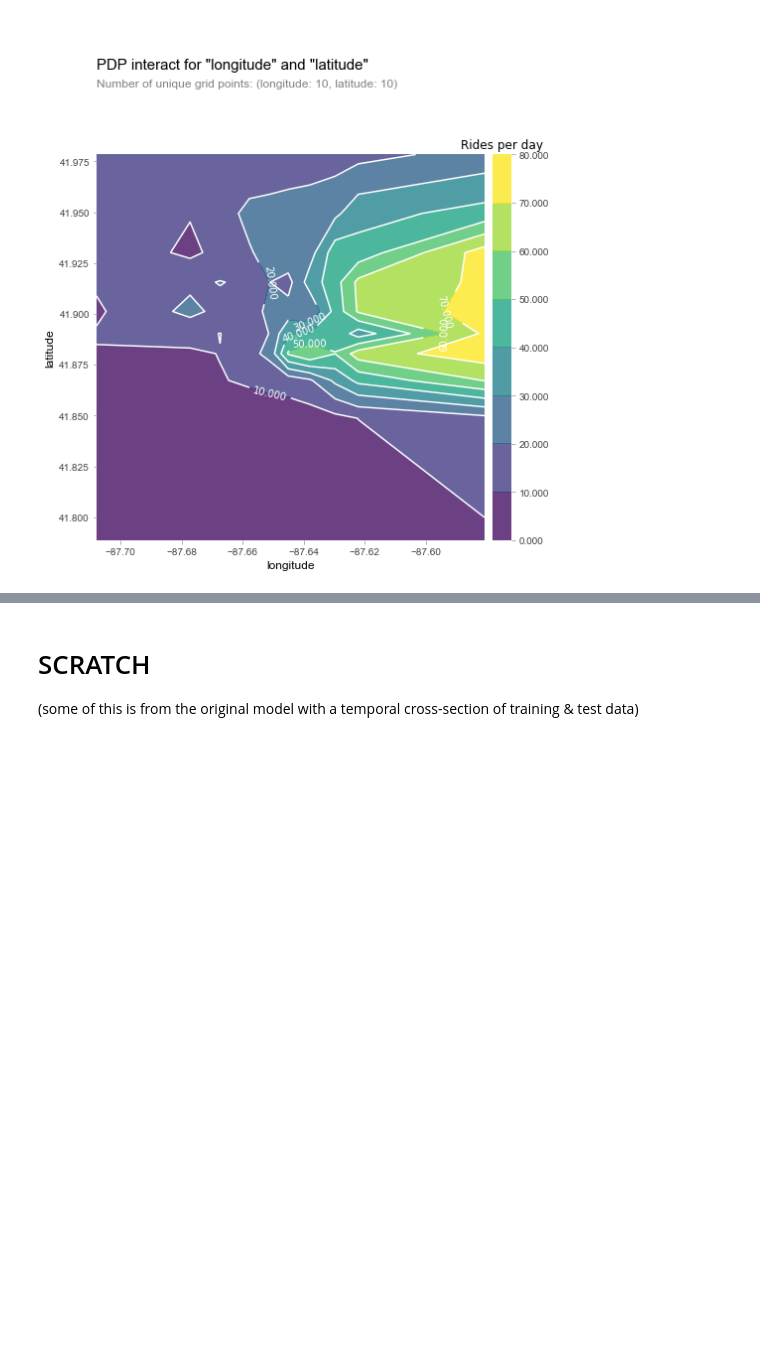
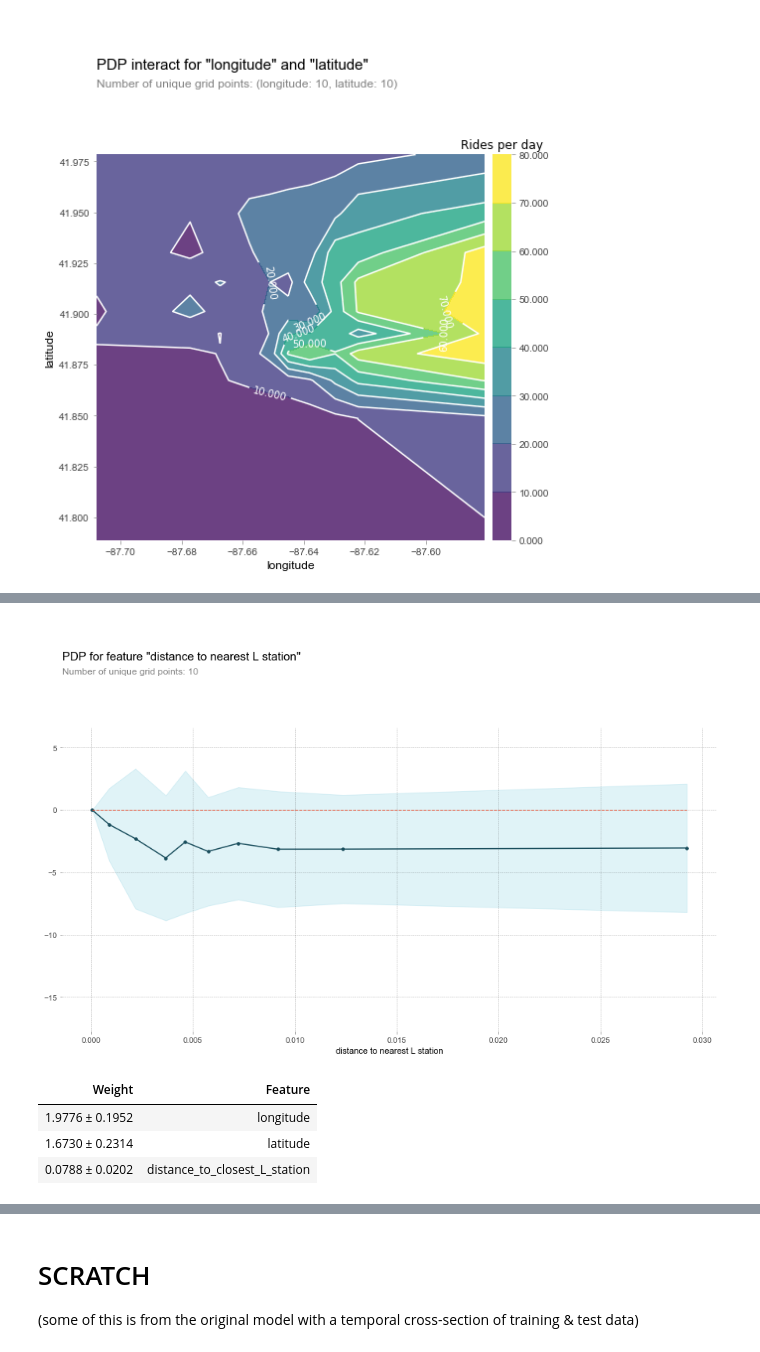
Before and after one commit to zwrankin/chicago_bicycle_share, a Jupyter notebook: notebooks/2018_10_27_divvy_predict_station_usage.ipynb, the cells around one changed output, grey strips where cells are left out. Cells and saved outputs as stored; diff of their text form; code cells hidden in the pictures; blank space fills up the shorter version.

```diff
--- a/notebooks/2018_10_27_divvy_predict_station_usage.ipynb
+++ b/notebooks/2018_10_27_divvy_predict_station_usage.ipynb
@@ -257,0 +352,14 @@ map_stations(stations)
+# %%
+pdp_Ldist = pdp.pdp_isolate(model=model, dataset=X_train, model_features=X_train.columns.tolist(), feature='distance_to_closest_L_station')
+pdp.pdp_plot(pdp_Ldist, 'distance to nearest L station')
+plt.show()
+# %% [output]
+[figure, added]
+# %%
+perm = PermutationImportance(model, random_state=1).fit(X_train, y_train)
+eli5.show_weights(perm, feature_names = X_train.columns.tolist())
+# %% [output]
+| Weight | Feature |
+| 1.9776 ± 0.1952 | longitude |
+| 1.6730 ± 0.2314 | latitude |
+| 0.0788 ± 0.0202 | distance_to_closest_L_station |
```
Also changed, not shown: parts of 33 cells of this notebook, 7 other files.
